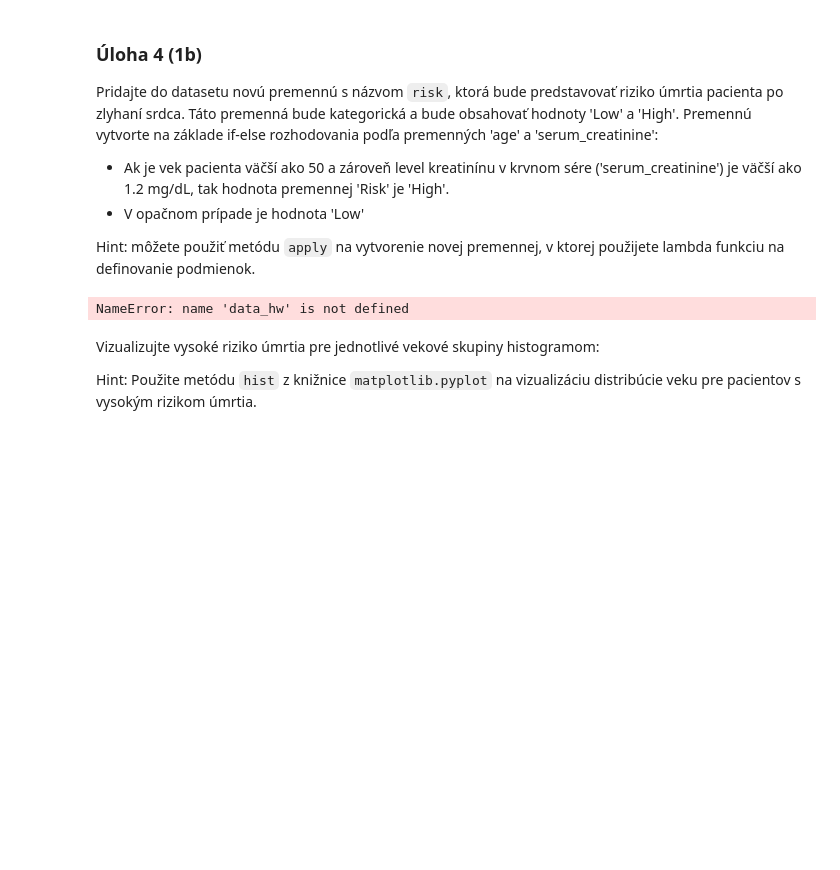
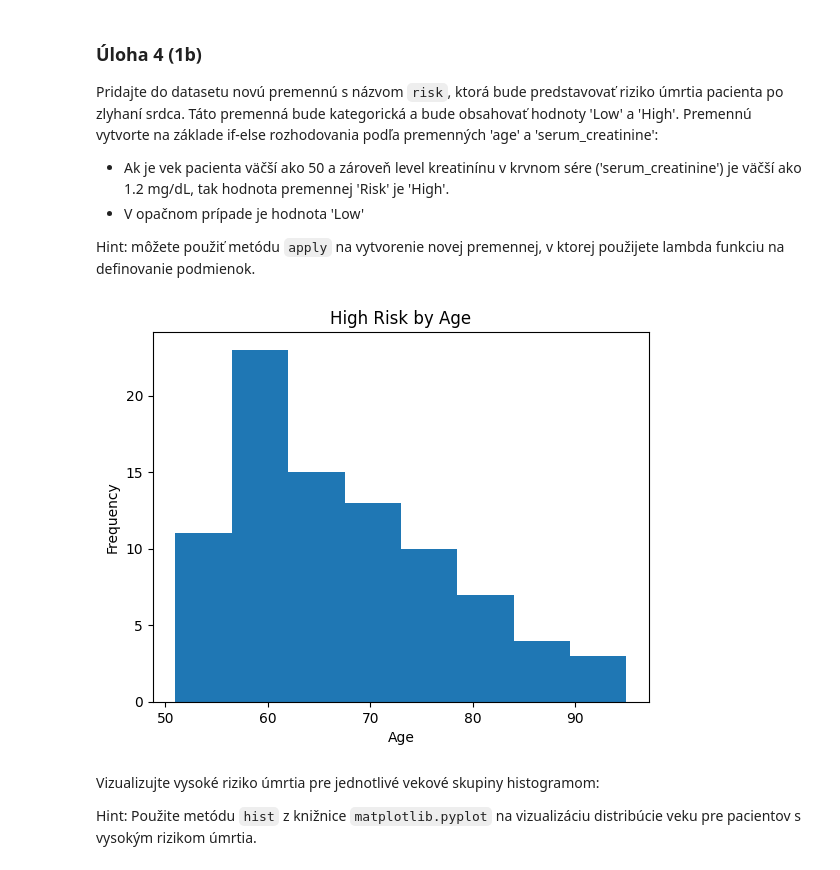
Before and after one commit to marcincakA/SSBU_25_Marcincak, a Jupyter notebook: cv4/CV4_2_Zadanie_1.ipynb, the cells around one changed output. Cells and saved outputs as stored; diff of their text form; code cells hidden in the pictures; blank space fills up the shorter version.

```diff
--- a/cv4/CV4_2_Zadanie_1.ipynb
+++ b/cv4/CV4_2_Zadanie_1.ipynb
@@ -104,19 +119,20 @@ Hint: môžete použiť metódu `apply` na vytvorenie novej premennej, v ktorej
 # %%
 import matplotlib.pyplot as plt
 # Add the 'risk' variable
+data_hw = pd.read_csv('heart+failure+clinical+records.zip')
 data_hw['risk'] = data_hw.apply(lambda row: 'High' if row['age'] > 50 and row['serum_creatinine'] > 1.2 else 'Low', axis=1)
 
 # Visualize high risk by age
 
 
 high_risk = data_hw[data_hw['risk'] == 'High']
 plt.hist(high_risk['age'], bins='auto')
 plt.title('High Risk by Age')
 plt.xlabel('Age')
 plt.ylabel('Frequency')
 plt.show()
 # %% [output]
-NameError: name 'data_hw' is not defined
+[figure, added]
 # %% [markdown]
 Vizualizujte vysoké riziko úmrtia pre jednotlivé vekové skupiny histogramom:
 
```
Also changed, not shown: parts of 9 cells of this notebook.
